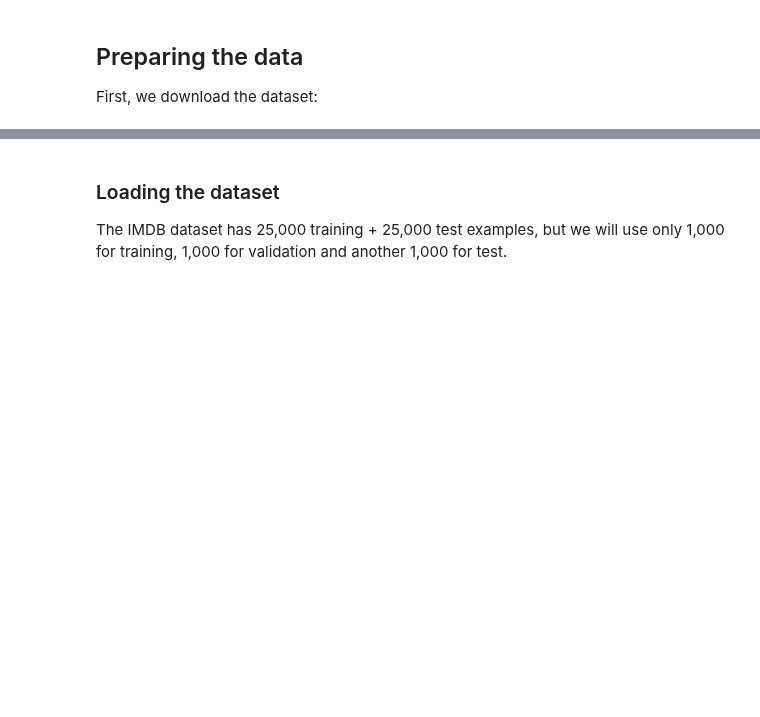
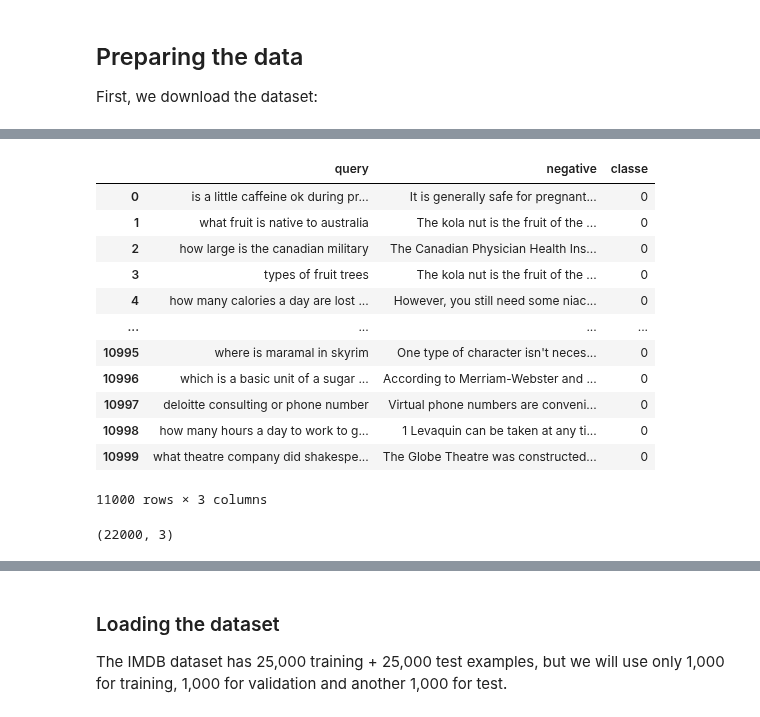
Before and after one commit to marcusborela/deep_learning_em_buscas_unicamp, a Jupyter notebook: code/aula_2_classificacao_de_texto_e_reranqueador.ipynb, the cells around one changed output, grey strips where cells are left out. Drawn from its saved outputs; the diff is of its cells as text; code cells hidden in the pictures; blank space fills up the shorter version.

```diff
--- a/code/aula_2_classificacao_de_texto_e_reranqueador.ipynb
+++ b/code/aula_2_classificacao_de_texto_e_reranqueador.ipynb
@@ -806,0 +709,3 @@ aclImdb.tgz         100%[===================>] 139.22M   147MB/s    in 0.9s
+# %%
+path_data_train = path_data + '/train'
+path_data_train
@@ -806,0 +765,4 @@ aclImdb.tgz         100%[===================>] 139.22M   147MB/s    in 0.9s
+# %%
+df = pd.read_csv(path_data_train+'/msmarco_triples.train.tiny.tsv', sep='\t', header=None)
+# %%
+df.columns = ['query', 'positive', 'negative']
@@ -806,0 +796,4 @@ aclImdb.tgz         100%[===================>] 139.22M   147MB/s    in 0.9s
+# %%
+df['query']=df['query'].astype(str)
+df['positive']=df['positive'].astype(str)
+df['negative']=df['negative'].astype(str)
@@ -806,0 +841,20 @@ aclImdb.tgz         100%[===================>] 139.22M   147MB/s    in 0.9s
+# %%
+df[['query','negative']].assign(classe=0)
+# %% [output]
+|  | query | negative | classe |
+| 0 | is a little caffeine ok during pr... | It is generally safe for pregnant... | 0 |
+| 1 | what fruit is native to australia | The kola nut is the fruit of the ... | 0 |
+| 2 | how large is the canadian military | The Canadian Physician Health Ins... | 0 |
+| 3 | types of fruit trees | The kola nut is the fruit of the ... | 0 |
+| 4 | how many calories a day are lost ... | However, you still need some niac... | 0 |
+| ... | ... | ... | ... |
+| 10995 | where is maramal in skyrim | One type of character isn't neces... | 0 |
+| 10996 | which is a basic unit of a sugar ... | According to Merriam-Webster and ... | 0 |
+| 10997 | deloitte consulting or phone number | Virtual phone numbers are conveni... | 0 |
+| 10998 | how many hours a day to work to g... | 1 Levaquin can be taken at any ti... | 0 |
+| 10999 | what theatre company did shakespe... | The Globe Theatre was constructed... | 0 |
+11000 rows × 3 columns
+# %%
+df_data.shape
+# %% [output]
+(22000, 3)
```
Also changed, not shown: parts of 154 cells of this notebook, 1 other file.
